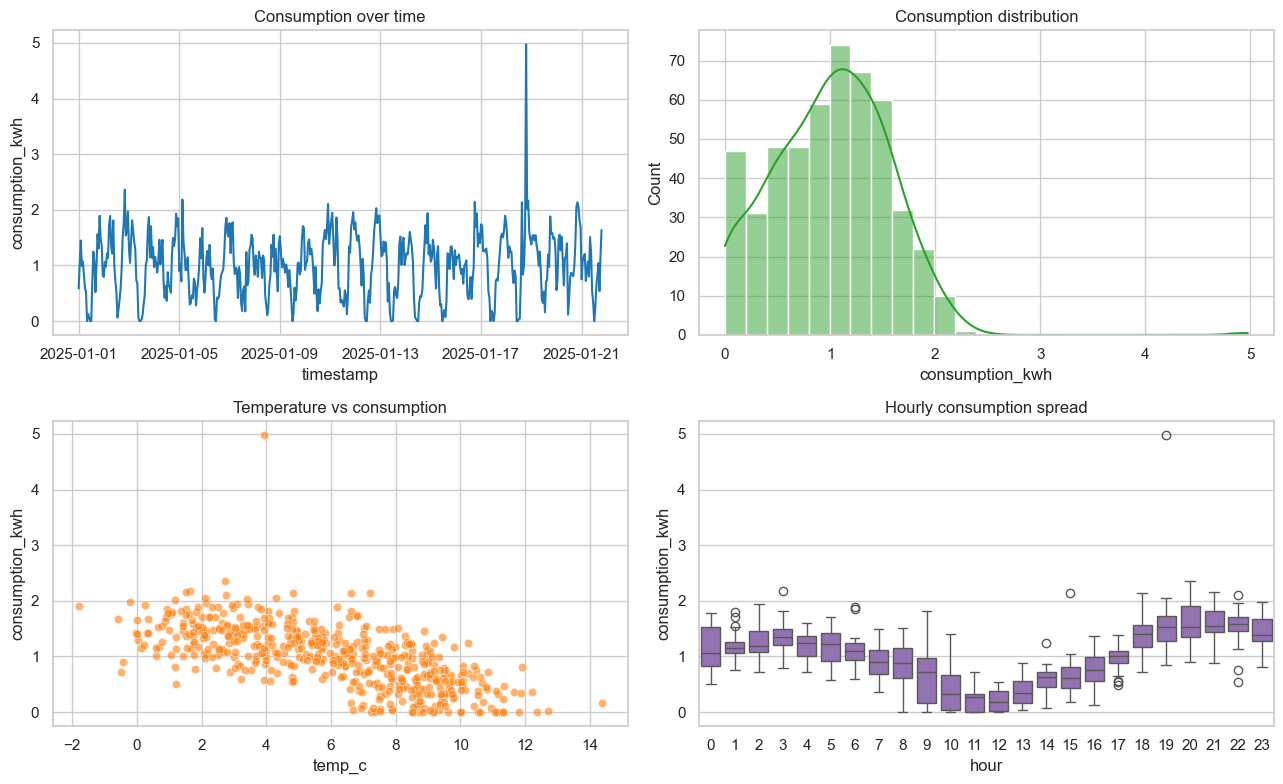
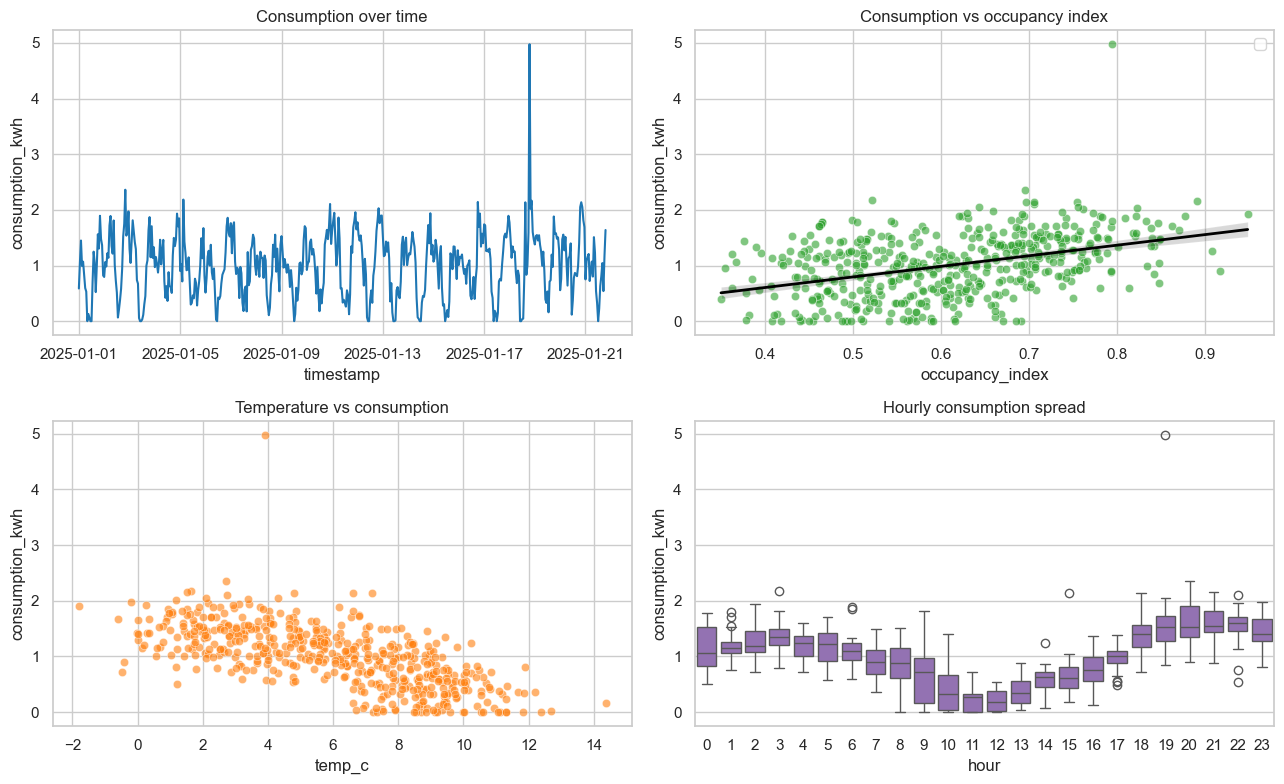
Code edit (unified diff) that turned the first committed figure into the second:
--- before
+++ after
@@ -10,6 +10,23 @@
 axes[0, 0].set_xlabel('timestamp')
 
-sns.histplot(data=meter_df, x='consumption_kwh', kde=True, ax=axes[0, 1], color='tab:green')
-axes[0, 1].set_title('Consumption distribution')
+sns.scatterplot(
+    data=meter_df,
+    x='occupancy_index',
+    y='consumption_kwh',
+    ax=axes[0, 1],
+    alpha=0.6,
+    color='tab:green'
+)
+sns.regplot(
+    data=meter_df,
+    x='occupancy_index',
+    y='consumption_kwh',
+    ax=axes[0, 1],
+    scatter=False,
+    color='black',
+    line_kws={'linewidth': 2, 'label': 'Trend line'}
+)
+axes[0, 1].set_title('Consumption vs occupancy index')
+axes[0, 1].legend()
 
 sns.scatterplot(data=meter_df, x='temp_c', y='consumption_kwh', ax=axes[1, 0], alpha=0.6, color='tab:orange')

Commit: fix: replace conumption distribution with consumption vs occupancy